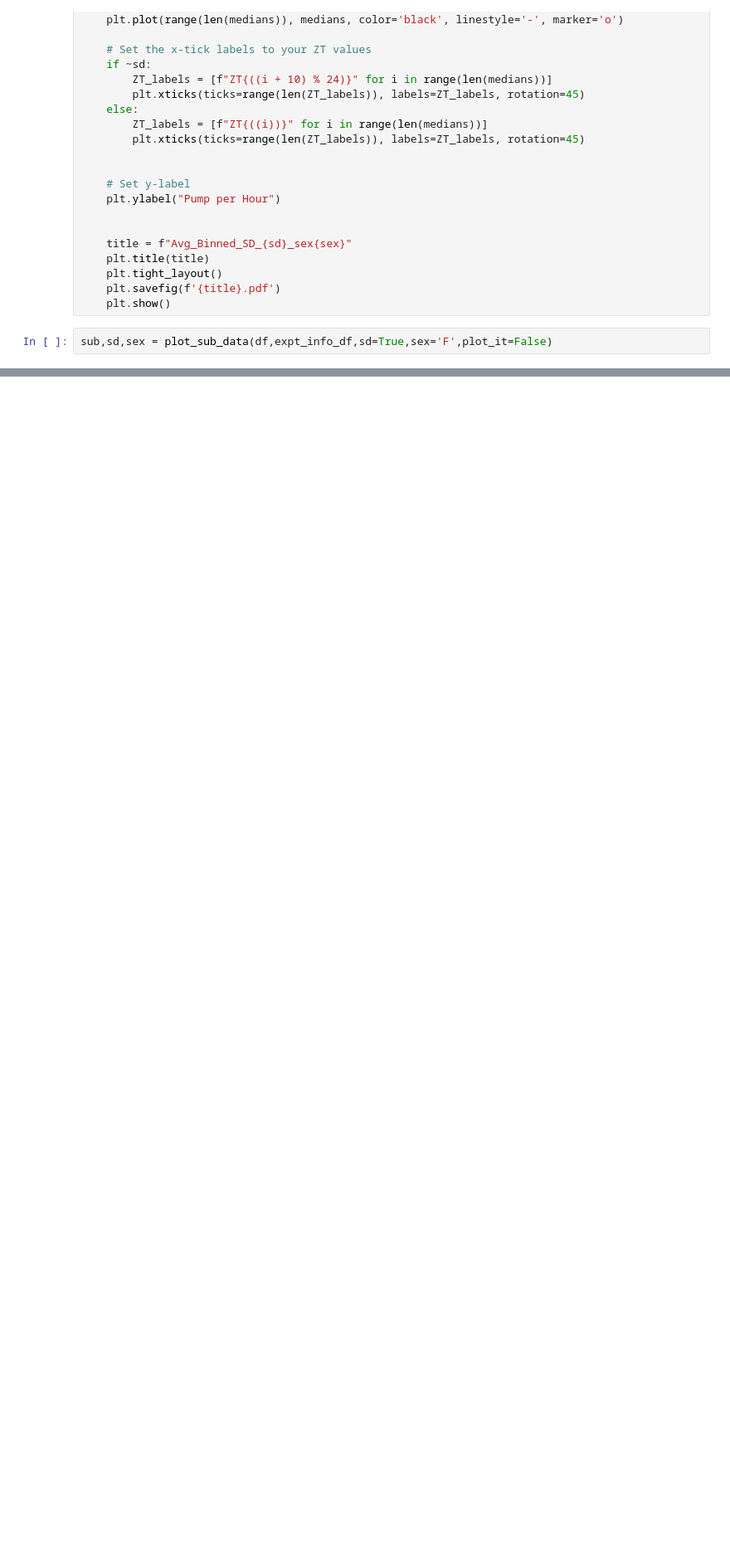
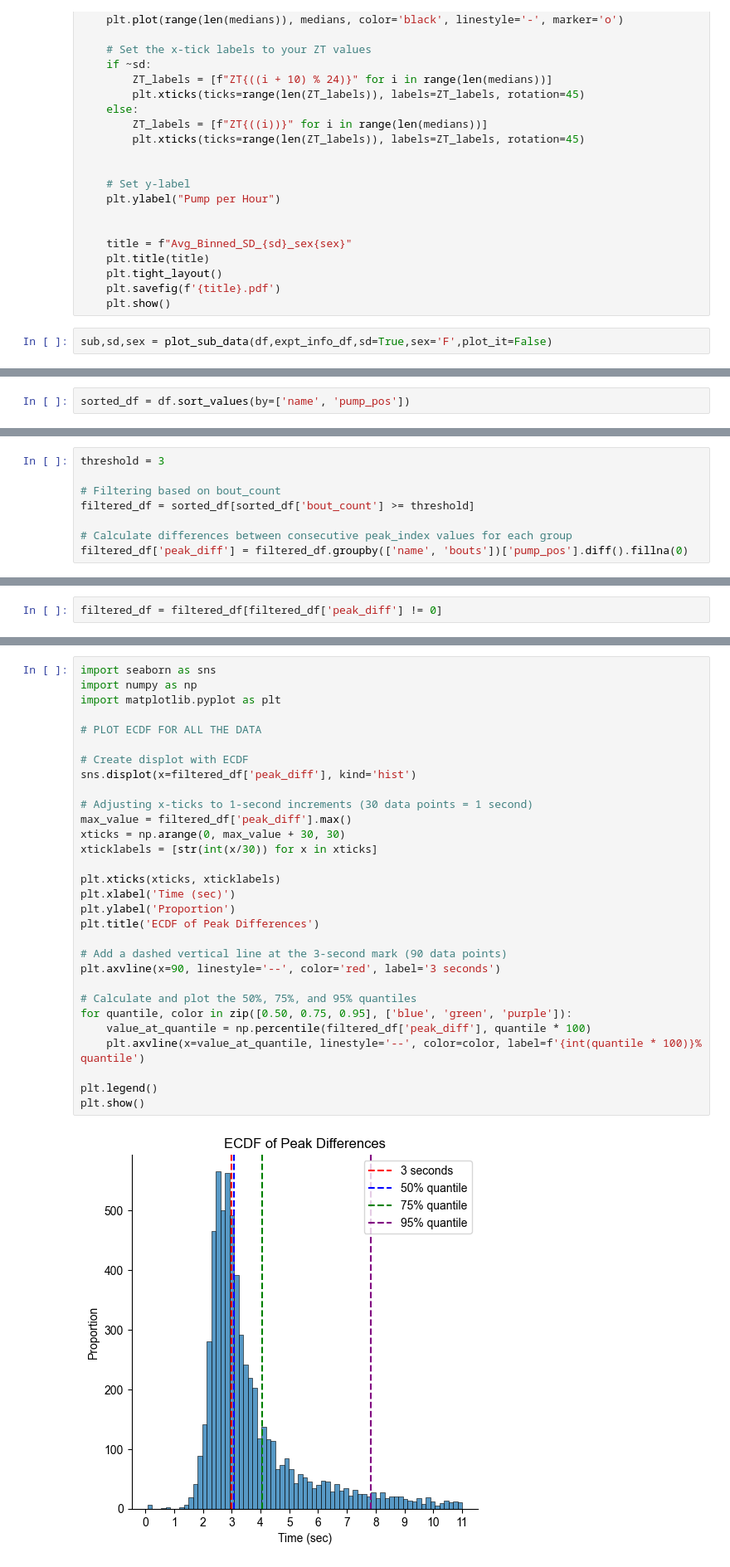
Before and after one commit to mfkeles/EZLabel, a Jupyter notebook: annotation_preprocess.ipynb, the cells around one changed output, grey strips where cells are left out. Shown at 83% size. Drawn from its saved outputs; the diff is of its cells as text; blank space fills up the shorter version.

```diff
--- a/annotation_preprocess.ipynb
+++ b/annotation_preprocess.ipynb
@@ -310,0 +333,2 @@ See the caveats in the documentation: https://pandas.pydata.org/pandas-docs/stab
+# %%
+sorted_df = df.sort_values(by=['name', 'pump_pos'])
@@ -310,0 +543,8 @@ See the caveats in the documentation: https://pandas.pydata.org/pandas-docs/stab
+# %%
+threshold = 3
+
+# Filtering based on bout_count
+filtered_df = sorted_df[sorted_df['bout_count'] >= threshold]
+
+# Calculate differences between consecutive peak_index values for each group
+filtered_df['peak_diff'] = filtered_df.groupby(['name', 'bouts'])['pump_pos'].diff().fillna(0)
@@ -310,0 +557,2 @@ See the caveats in the documentation: https://pandas.pydata.org/pandas-docs/stab
+# %%
+filtered_df = filtered_df[filtered_df['peak_diff'] != 0]
@@ -310,0 +563,32 @@ See the caveats in the documentation: https://pandas.pydata.org/pandas-docs/stab
+# %%
+import seaborn as sns
+import numpy as np
+import matplotlib.pyplot as plt
+
+# PLOT ECDF FOR ALL THE DATA
+
+# Create displot with ECDF
+sns.displot(x=filtered_df['peak_diff'], kind='hist')
+
+# Adjusting x-ticks to 1-second increments (30 data points = 1 second)
+max_value = filtered_df['peak_diff'].max()
+xticks = np.arange(0, max_value + 30, 30)
+xticklabels = [str(int(x/30)) for x in xticks]
+
+plt.xticks(xticks, xticklabels)
+plt.xlabel('Time (sec)')
+plt.ylabel('Proportion')
+plt.title('ECDF of Peak Differences')
+
+# Add a dashed vertical line at the 3-second mark (90 data points)
+plt.axvline(x=90, linestyle='--', color='red', label='3 seconds')
+
+# Calculate and plot the 50%, 75%, and 95% quantiles
+for quantile, color in zip([0.50, 0.75, 0.95], ['blue', 'green', 'purple']):
+    value_at_quantile = np.percentile(filtered_df['peak_diff'], quantile * 100)
+    plt.axvline(x=value_at_quantile, linestyle='--', color=color, label=f'{int(quantile * 100)}% quantile')
+
+plt.legend()
+plt.show()
+# %% [output]
+[figure, added]
```
Also changed, not shown: parts of 38 cells of this notebook.
